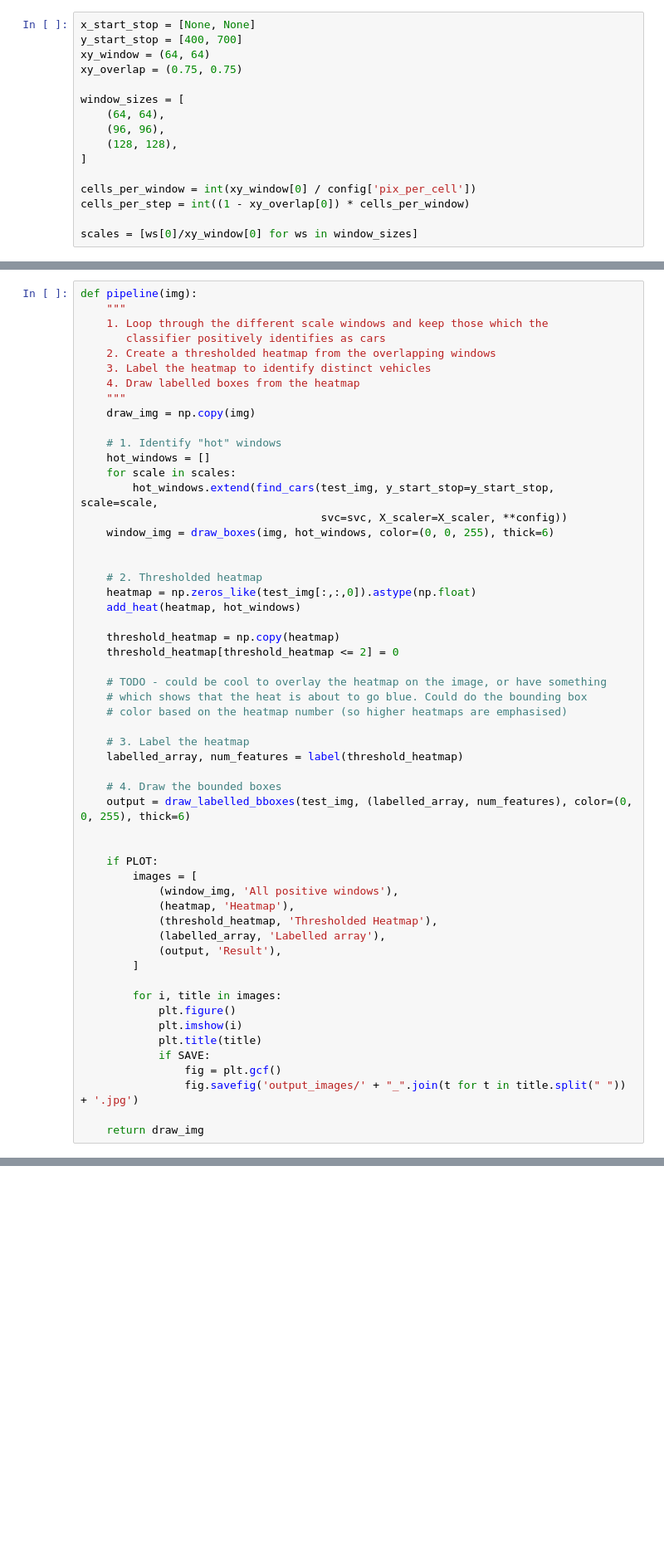
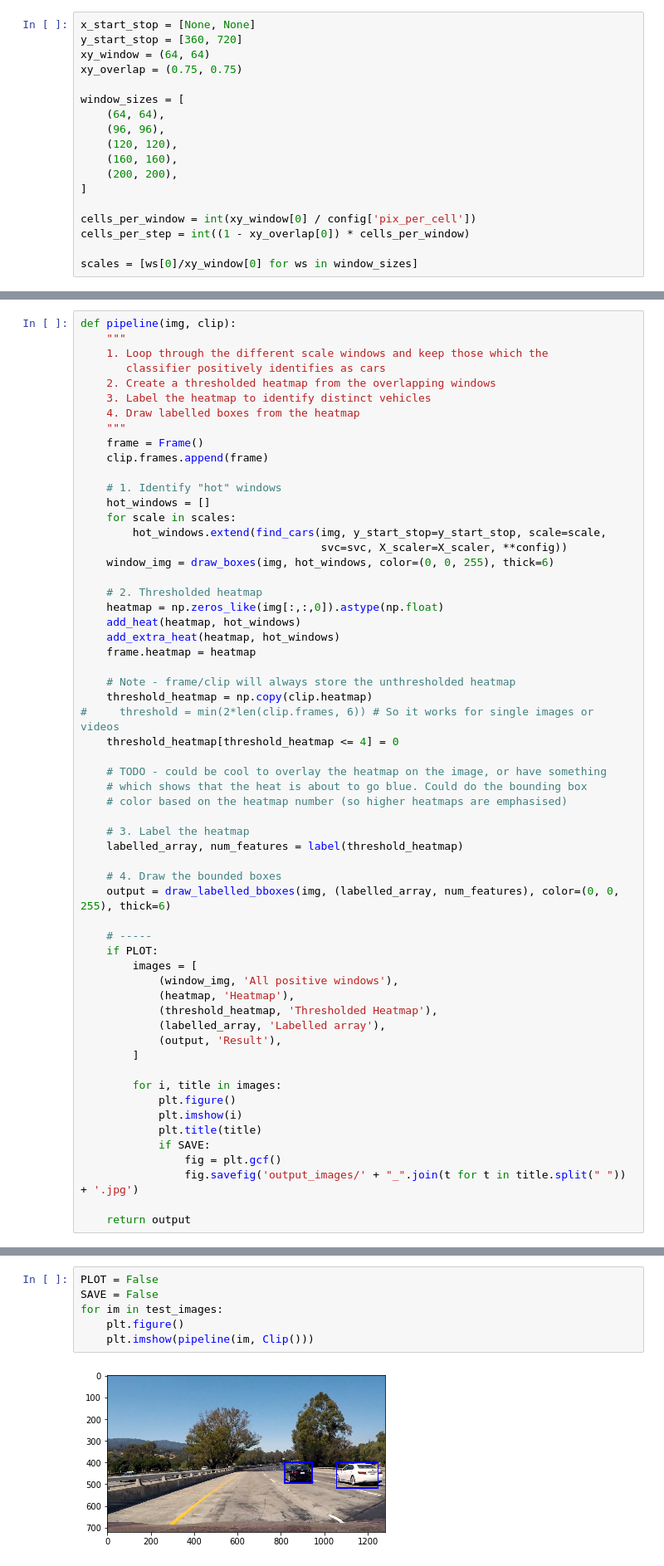
Before and after one commit to rjmoss/CarND-Vehicle-Detection, a Jupyter notebook: pipeline.ipynb, the cells around one changed output, grey strips where cells are left out. Shown at 83% size. Drawn from its saved outputs; the diff is of its cells as text; blank space fills up the shorter version.

Commit message:
Added video clips with heatmap across frames. Tweaked classifier parameters.

```diff
--- a/pipeline.ipynb
+++ b/pipeline.ipynb
@@ -36,14 +40,16 @@ config = pickle.load(open('feature_config.pkl', 'rb'))
 X_scaler = pickle.load(open('x_scaler.pkl', 'rb'))
 # %%
 x_start_stop = [None, None]
-y_start_stop = [400, 700]
+y_start_stop = [360, 720]
 xy_window = (64, 64)
 xy_overlap = (0.75, 0.75)
 
 window_sizes = [
     (64, 64),
     (96, 96),
-    (128, 128),
+    (120, 120),
+    (160, 160),
+    (200, 200),
 ]
 
 cells_per_window = int(xy_window[0] / config['pix_per_cell'])
@@ -87,5 +107,5 @@ test_img = test_images[0]
 # %%
-def pipeline(img):
+def pipeline(img, clip):
     """
     1. Loop through the different scale windows and keep those which the
        classifier positively identifies as cars
@@ -93,22 +113,26 @@ def pipeline(img):
     3. Label the heatmap to identify distinct vehicles
     4. Draw labelled boxes from the heatmap
     """
-    draw_img = np.copy(img)
+    frame = Frame()
+    clip.frames.append(frame)
 
     # 1. Identify "hot" windows
     hot_windows = []
     for scale in scales:
-        hot_windows.extend(find_cars(test_img, y_start_stop=y_start_stop, scale=scale,
+        hot_windows.extend(find_cars(img, y_start_stop=y_start_stop, scale=scale,
                                      svc=svc, X_scaler=X_scaler, **config))
     window_img = draw_boxes(img, hot_windows, color=(0, 0, 255), thick=6)
 
+    # 2. Thresholded heatmap
+    heatmap = np.zeros_like(img[:,:,0]).astype(np.float)
+    add_heat(heatmap, hot_windows)
+    add_extra_heat(heatmap, hot_windows)
+    frame.heatmap = heatmap
 
-    # 2. Thresholded heatmap
-    heatmap = np.zeros_like(test_img[:,:,0]).astype(np.float)
-    add_heat(heatmap, hot_windows)
-
-    threshold_heatmap = np.copy(heatmap)
-    threshold_heatmap[threshold_heatmap <= 2] = 0
+    # Note - frame/clip will always store the unthresholded heatmap
+    threshold_heatmap = np.copy(clip.heatmap)
+#     threshold = min(2*len(clip.frames, 6)) # So it works for single images or videos
+    threshold_heatmap[threshold_heatmap <= 4] = 0
 
     # TODO - could be cool to overlay the heatmap on the image, or have something
     # which shows that the heat is about to go blue. Could do the bounding box
@@ -118,9 +142,9 @@ def pipeline(img):
     labelled_array, num_features = label(threshold_heatmap)
 
     # 4. Draw the bounded boxes
-    output = draw_labelled_bboxes(test_img, (labelled_array, num_features), color=(0, 0, 255), thick=6)
+    output = draw_labelled_bboxes(img, (labelled_array, num_features), color=(0, 0, 255), thick=6)
 
-
+    # -----
     if PLOT:
         images = [
             (window_img, 'All positive windows'),
@@ -138,4 +162,4 @@ def pipeline(img):
                 fig = plt.gcf()
                 fig.savefig('output_images/' + "_".join(t for t in title.split(" ")) + '.jpg')
 
-    return draw_img
+    return output
@@ -151,0 +171,8 @@ output = pipeline(test_img)
+# %%
+PLOT = False
+SAVE = False
+for im in test_images:
+    plt.figure()
+    plt.imshow(pipeline(im, Clip()))
+# %% [output]
+[figure, added]
```
Also changed, not shown: parts of 12 cells of this notebook, 7 other files.
